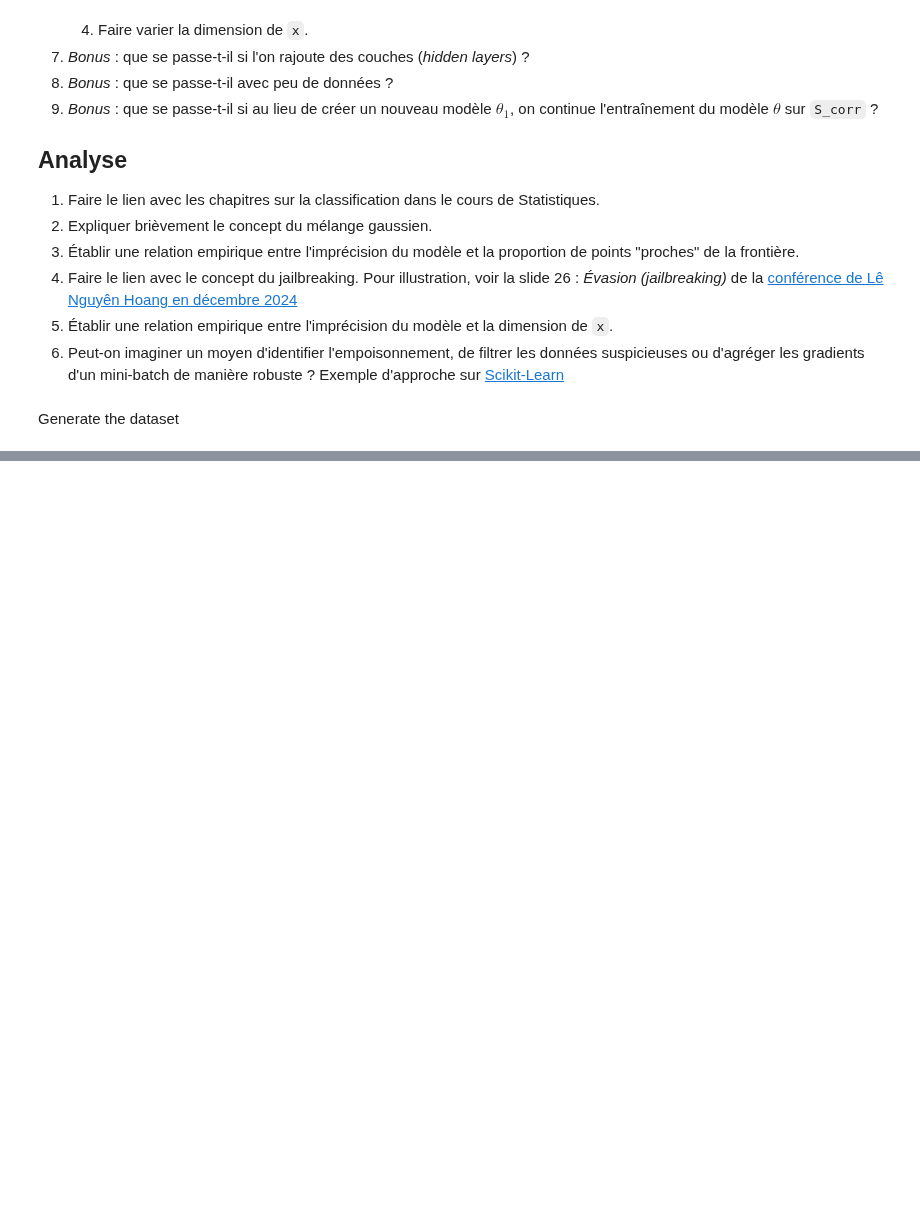
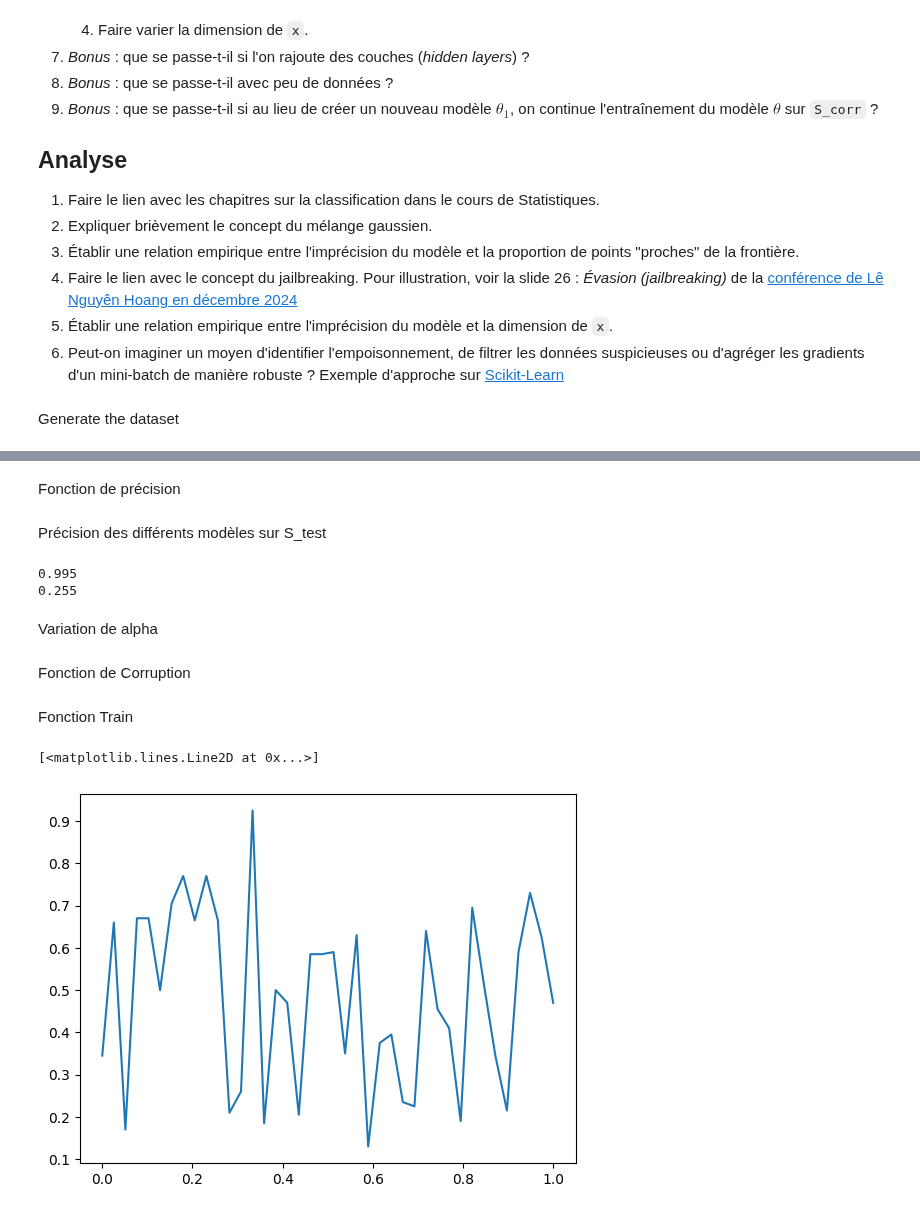
Before and after one commit to AI-Safety-X2023/playground, a Jupyter notebook: implementations/projects/poisoning/logistic_regression.ipynb, the cells around one changed output, grey strips where cells are left out. Drawn from its saved outputs; the diff is of its cells as text; code cells hidden in the pictures; blank space fills up the shorter version.

```diff
--- a/implementations/projects/poisoning/logistic_regression.ipynb
+++ b/implementations/projects/poisoning/logistic_regression.ipynb
@@ -129,0 +208,2 @@ tensor([[0.4721],
+# %% [markdown]
+Fonction de précision
@@ -129,0 +227,12 @@ tensor([[0.4721],
+# %% [markdown]
+Précision des différents modèles sur S_test
+# %%
+print(accuracy(model,S_test))
+print(accuracy(model1, S_test))
+# %% [output]
+0.995
+0.255
+# %% [markdown]
+Variation de alpha
+# %% [markdown]
+Fonction de Corruption
@@ -129,0 +251,45 @@ tensor([[0.4721],
+# %% [markdown]
+Fonction Train
+# %%
+def tr_Model (S_,model_a):
+
+    S_tr, S_te = random_split(S_,[int(0.8*N),int(0.2*N)])
+
+    train_loader = DataLoader(S_tr, batch_size=batch_size, shuffle=True)
+    val_loader = DataLoader(S_te, batch_size=batch_size)
+
+
+
+    epochs = 100
+    for epoch in range(epochs):
+        model_a.train()  # Mode entraînement
+        for inputs, labels in train_loader:
+            # Forward pass
+            outputs = model_a(inputs).squeeze()
+            loss = criterion(outputs, labels)
+
+            # Backward pass
+            optimizer.zero_grad()
+            loss.backward()
+            optimizer.step()
+
+        # Validation
+        if (epoch + 1) % 10 == 0:
+            model_a.eval()  # Mode évaluation
+            val_loss = 0
+            with torch.no_grad():
+                for inputs, labels in val_loader:
+                    outputs = model_a(inputs).squeeze()
+                    val_loss += criterion(outputs, labels).item()
+# %%
+acc=[]
+for alpha_ in np.linspace(0,1,40):
+    S_c = createCorrSet(S,alpha_)                       #On crée un nv dataset corrompu
+    model_a = LogisticRegressionModel(input_dim=2)      #On crée un nv modèle
+    tr_Model(S_c,model_a)                               #On l'entraine
+    acc.append(accuracy(model_a, S_test))               #on teste sa précision
+
+plt.plot(np.linspace(0,1,40),acc)
+# %% [output]
+[<matplotlib.lines.Line2D at 0x...>]
+[figure, added]
```
Also changed, not shown: parts of 22 cells of this notebook.
